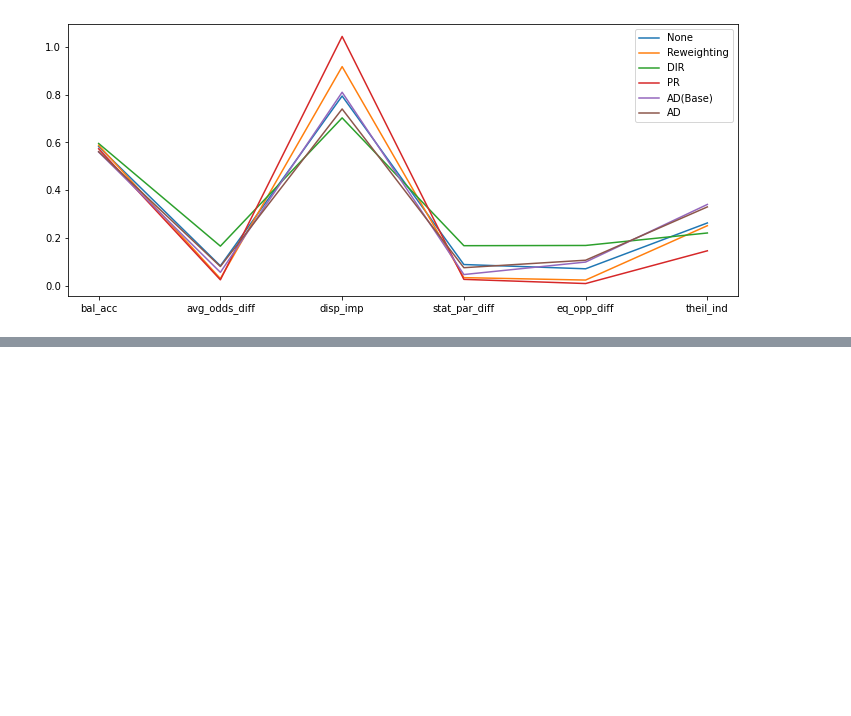
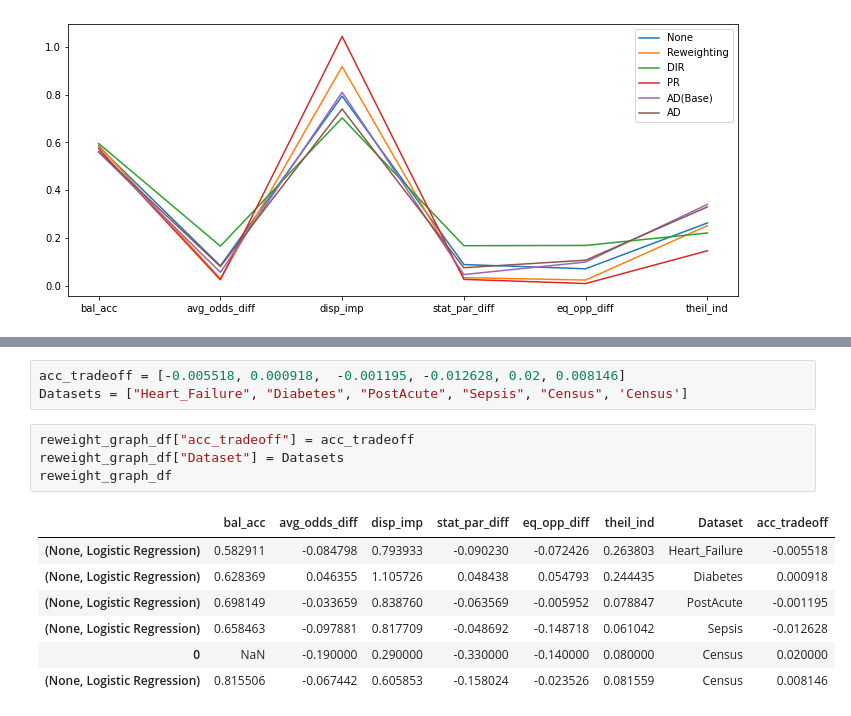
Before and after one commit to sujinjian/BiasMitigationProject, a Jupyter notebook: Main-AnalysisGraphs.ipynb, the cells around one changed output, grey strips where cells are left out. Saved outputs shown, nothing was run; the diff lists cells and outputs as text; blank space fills up the shorter version.

```diff
--- a/Main-AnalysisGraphs.ipynb
+++ b/Main-AnalysisGraphs.ipynb
@@ -1096,0 +1192,15 @@ post_acute.plot()
+# %%
+acc_tradeoff = [-0.005518, 0.000918,  -0.001195, -0.012628, 0.02, 0.008146]
+Datasets = ["Heart_Failure", "Diabetes", "PostAcute", "Sepsis", "Census", 'Census']
+# %%
+reweight_graph_df["acc_tradeoff"] = acc_tradeoff
+reweight_graph_df["Dataset"] = Datasets
+reweight_graph_df
+# %% [output]
+|  | bal_acc | avg_odds_diff | disp_imp | stat_par_diff | eq_opp_diff | theil_ind | Dataset | acc_tradeoff |
+| (None, Logistic Regression) | 0.582911 | -0.084798 | 0.793933 | -0.090230 | -0.072426 | 0.263803 | Heart_Failure | -0.005518 |
+| (None, Logistic Regression) | 0.628369 | 0.046355 | 1.105726 | 0.048438 | 0.054793 | 0.244435 | Diabetes | 0.000918 |
+| (None, Logistic Regression) | 0.698149 | -0.033659 | 0.838760 | -0.063569 | -0.005952 | 0.078847 | PostAcute | -0.001195 |
+| (None, Logistic Regression) | 0.658463 | -0.097881 | 0.817709 | -0.048692 | -0.148718 | 0.061042 | Sepsis | -0.012628 |
+| 0 | NaN | -0.190000 | 0.290000 | -0.330000 | -0.140000 | 0.080000 | Census | 0.020000 |
+| (None, Logistic Regression) | 0.815506 | -0.067442 | 0.605853 | -0.158024 | -0.023526 | 0.081559 | Census | 0.008146 |
```
Also changed, not shown: parts of 17 cells of this notebook, 20 other files.
